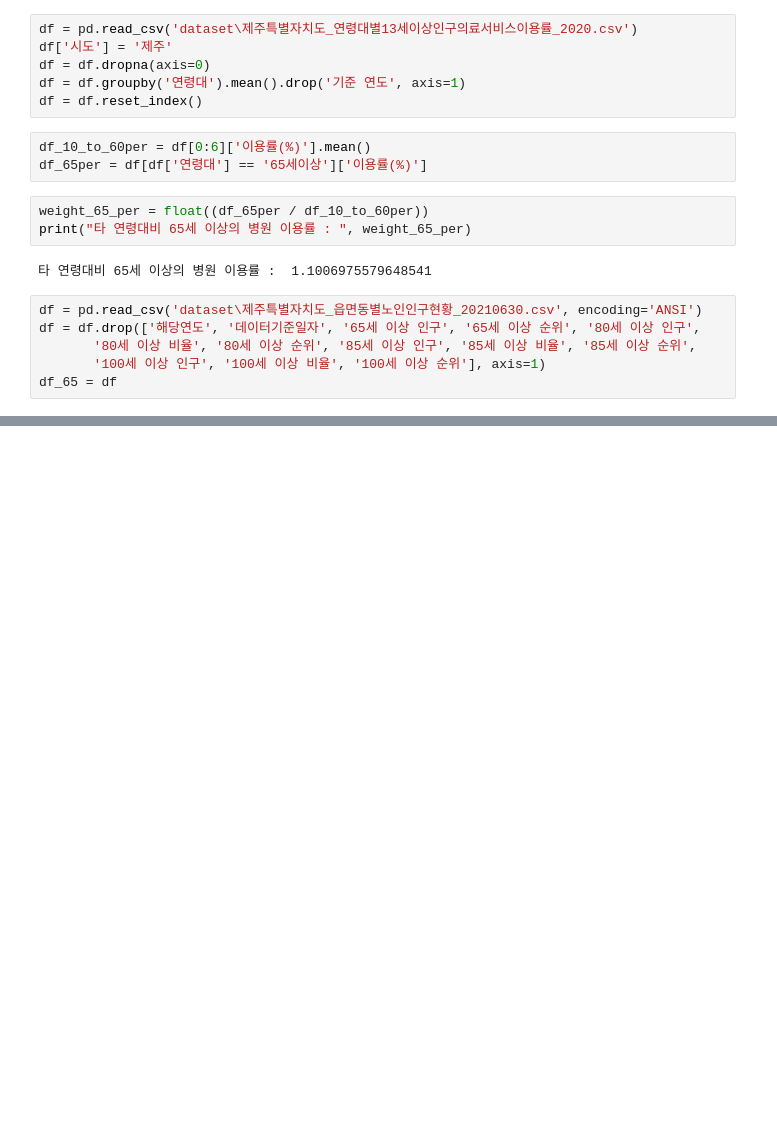
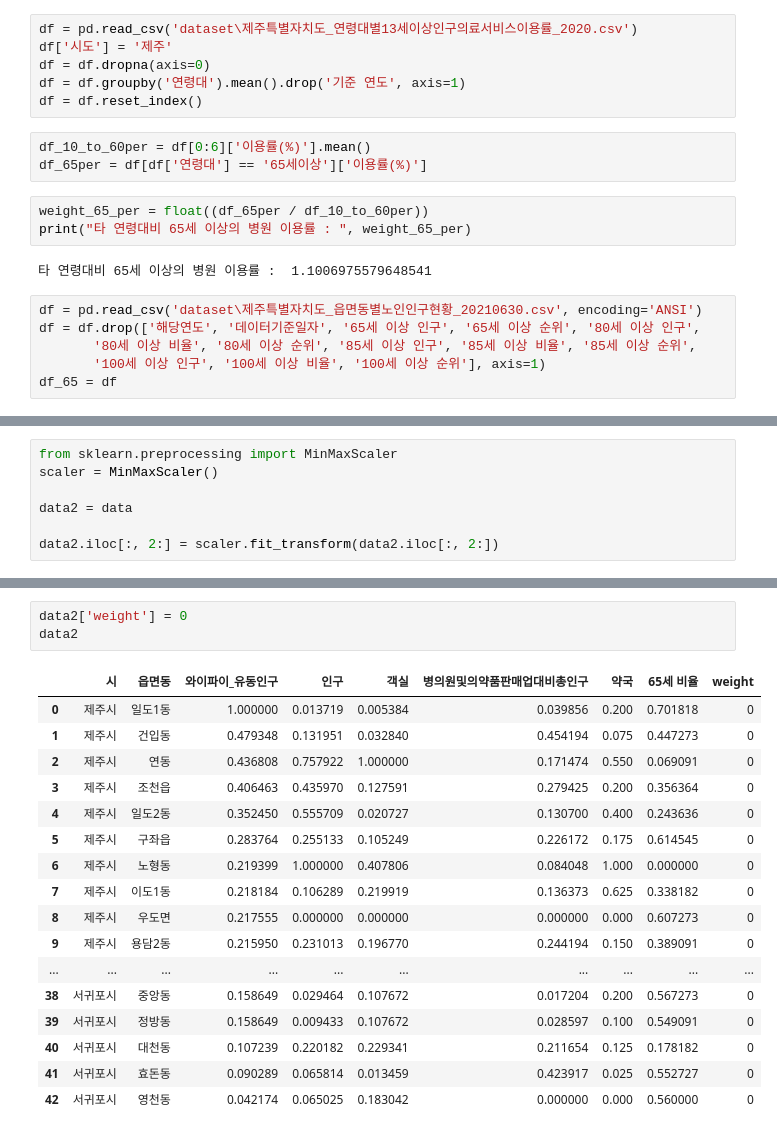
Before and after one commit to ChoiInYeol/KHUDA-Seoul-BigDataCampus, a Jupyter notebook: 5.제주시데이터전처리.ipynb, the cells around one changed output, grey strips where cells are left out. Cells and saved outputs as stored; diff of their text form; blank space fills up the shorter version.

Commit message:
[ADD] Complete weight dataset

```diff
--- a/5.제주시데이터전처리.ipynb
+++ b/5.제주시데이터전처리.ipynb
@@ -118,0 +149,7 @@ data
+# %%
+from sklearn.preprocessing import MinMaxScaler
+scaler = MinMaxScaler()
+
+data2 = data
+
+data2.iloc[:, 2:] = scaler.fit_transform(data2.iloc[:, 2:])
@@ -118,0 +174,21 @@ data
+# %%
+data2['weight'] = 0
+data2
+# %% [output]
+|  | 시 | 읍면동 | 와이파이_유동인구 | 인구 | 객실 | 병의원및의약품판매업대비총인구 | 약국 | 65세 비율 | weight |
+| 0 | 제주시 | 일도1동 | 1.000000 | 0.013719 | 0.005384 | 0.039856 | 0.200 | 0.701818 | 0 |
+| 1 | 제주시 | 건입동 | 0.479348 | 0.131951 | 0.032840 | 0.454194 | 0.075 | 0.447273 | 0 |
+| 2 | 제주시 | 연동 | 0.436808 | 0.757922 | 1.000000 | 0.171474 | 0.550 | 0.069091 | 0 |
+| 3 | 제주시 | 조천읍 | 0.406463 | 0.435970 | 0.127591 | 0.279425 | 0.200 | 0.356364 | 0 |
+| 4 | 제주시 | 일도2동 | 0.352450 | 0.555709 | 0.020727 | 0.130700 | 0.400 | 0.243636 | 0 |
+| 5 | 제주시 | 구좌읍 | 0.283764 | 0.255133 | 0.105249 | 0.226172 | 0.175 | 0.614545 | 0 |
+| 6 | 제주시 | 노형동 | 0.219399 | 1.000000 | 0.407806 | 0.084048 | 1.000 | 0.000000 | 0 |
+| 7 | 제주시 | 이도1동 | 0.218184 | 0.106289 | 0.219919 | 0.136373 | 0.625 | 0.338182 | 0 |
+| 8 | 제주시 | 우도면 | 0.217555 | 0.000000 | 0.000000 | 0.000000 | 0.000 | 0.607273 | 0 |
+| 9 | 제주시 | 용담2동 | 0.215950 | 0.231013 | 0.196770 | 0.244194 | 0.150 | 0.389091 | 0 |
+| ... | ... | ... | ... | ... | ... | ... | ... | ... | ... |
+| 38 | 서귀포시 | 중앙동 | 0.158649 | 0.029464 | 0.107672 | 0.017204 | 0.200 | 0.567273 | 0 |
+| 39 | 서귀포시 | 정방동 | 0.158649 | 0.009433 | 0.107672 | 0.028597 | 0.100 | 0.549091 | 0 |
+| 40 | 서귀포시 | 대천동 | 0.107239 | 0.220182 | 0.229341 | 0.211654 | 0.125 | 0.178182 | 0 |
+| 41 | 서귀포시 | 효돈동 | 0.090289 | 0.065814 | 0.013459 | 0.423917 | 0.025 | 0.552727 | 0 |
+| 42 | 서귀포시 | 영천동 | 0.042174 | 0.065025 | 0.183042 | 0.000000 | 0.000 | 0.560000 | 0 |
```
Also changed, not shown: parts of 11 cells of this notebook, 3 other files.
